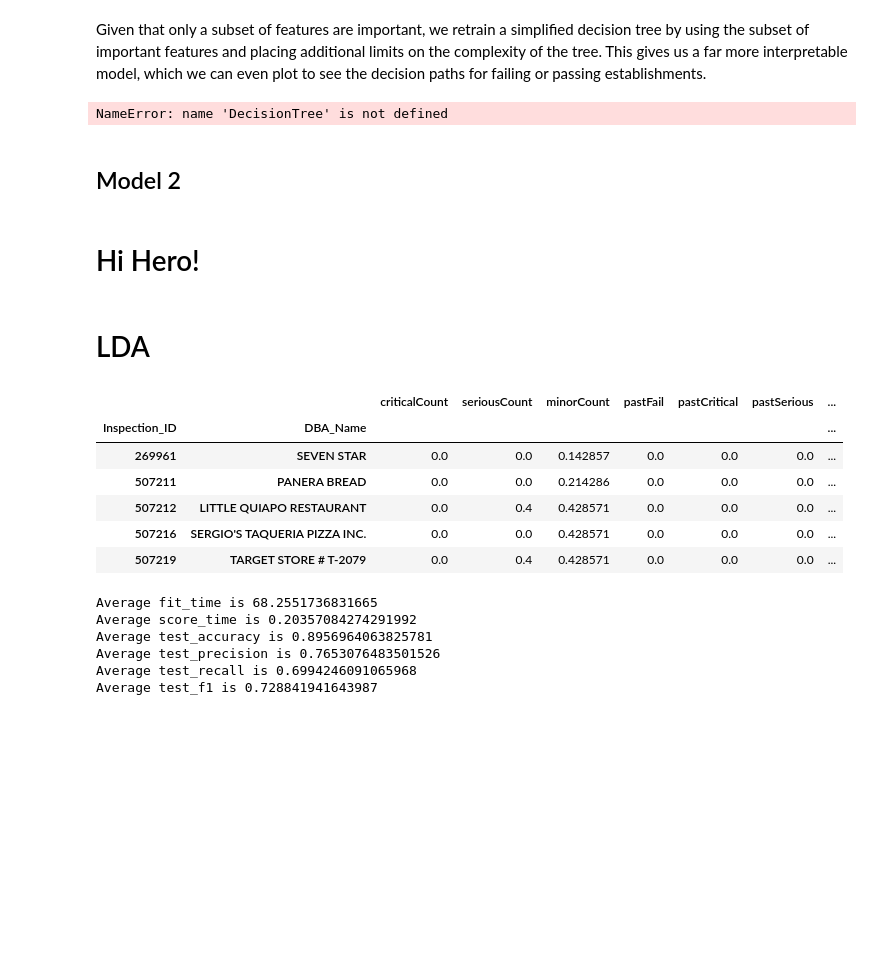
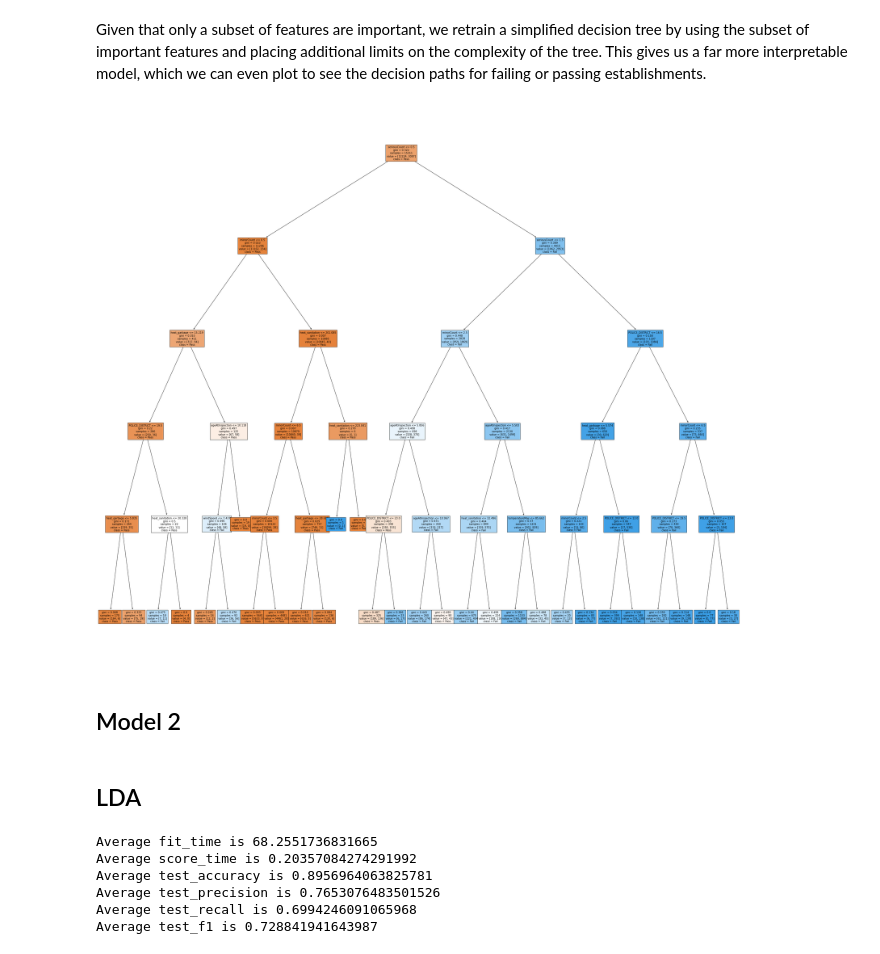
Before and after one commit to paulbsalamanca/CSS-Project-3-Team-6-Fall-2020, a Jupyter notebook: Project 3 Students.ipynb, the cells around one changed output. Saved outputs shown, nothing was run; the diff lists cells and outputs as text; code cells hidden in the pictures; blank space fills up the shorter version.

```diff
--- a/Project 3 Students.ipynb
+++ b/Project 3 Students.ipynb
@@ -236,34 +280,33 @@ plt.show()
 # %% [markdown]
 Given that only a subset of features are important, we retrain a simplified decision tree by using the subset of important features and placing additional limits on the complexity of the tree. This gives us a far more interpretable model, which we can even plot to see the decision paths for failing or passing establishments.
 # %%
+# use hyperparameters tuned above
 dt_reduced_classifier = tree.DecisionTreeClassifier(criterion='gini',  # or 'entropy' for information gain
                        splitter='best',  # or 'random' for random best split
                        max_depth=5,  # how deep tree nodes can go
                        min_samples_split=2,  # samples needed to split node
                        min_samples_leaf=1,  # samples needed for a leaf
                        min_weight_fraction_leaf=0.0,  # weight of samples needed for a node
                        max_features=None,  # number of features to look for when splitting
                        max_leaf_nodes=None,  # max nodes
                        min_impurity_decrease=1e-07, #early stopping
                        random_state = 10) #random seed
 
 important_features = feat_importances.nlargest(10, 'Importance')['Feature']
 
 X_reduced = X[X.columns[X.columns.isin(important_features)]]
 
 dt_reduced_classifier.fit(X_reduced, y)
 fig = plt.figure(figsize=(45,40))
 _ = tree.plot_tree(dt_reduced_classifier,
                    feature_names=X_reduced.columns,
-                   class_names=["<=50k", ">50k"],
+                   class_names=["Pass", "Fail"],
                    filled=True,
                   fontsize = 10,
                   max_depth = 5)
 # %% [output]
-NameError: name 'DecisionTree' is not defined
+[figure, added]
 # %% [markdown]
 ## Model 2
-# %% [markdown]
-# Hi Hero!
 # %% [markdown]
-# LDA
+## LDA
@@ -279,13 +313,3 @@ X = pd.DataFrame(min_max_scaler.fit_transform(X), columns=X.columns, index=X.ind
-# %%
-X.head()
-# %% [output]
-|  |  | criticalCount | seriousCount | minorCount | pastFail | pastCritical | pastSerious | ... |
-| Inspection_ID | DBA_Name |  |  |  |  |  |  | ... |
-| 269961 | SEVEN STAR | 0.0 | 0.0 | 0.142857 | 0.0 | 0.0 | 0.0 | ... |
-| 507211 | PANERA BREAD | 0.0 | 0.0 | 0.214286 | 0.0 | 0.0 | 0.0 | ... |
-| 507212 | LITTLE QUIAPO RESTAURANT | 0.0 | 0.4 | 0.428571 | 0.0 | 0.0 | 0.0 | ... |
-| 507216 | SERGIO'S TAQUERIA PIZZA INC. | 0.0 | 0.0 | 0.428571 | 0.0 | 0.0 | 0.0 | ... |
-| 507219 | TARGET STORE # T-2079 | 0.0 | 0.4 | 0.428571 | 0.0 | 0.0 | 0.0 | ... |
 # %%
 from sklearn.discriminant_analysis import LinearDiscriminantAnalysis
 
```
Also changed, not shown: parts of 11 cells of this notebook.
